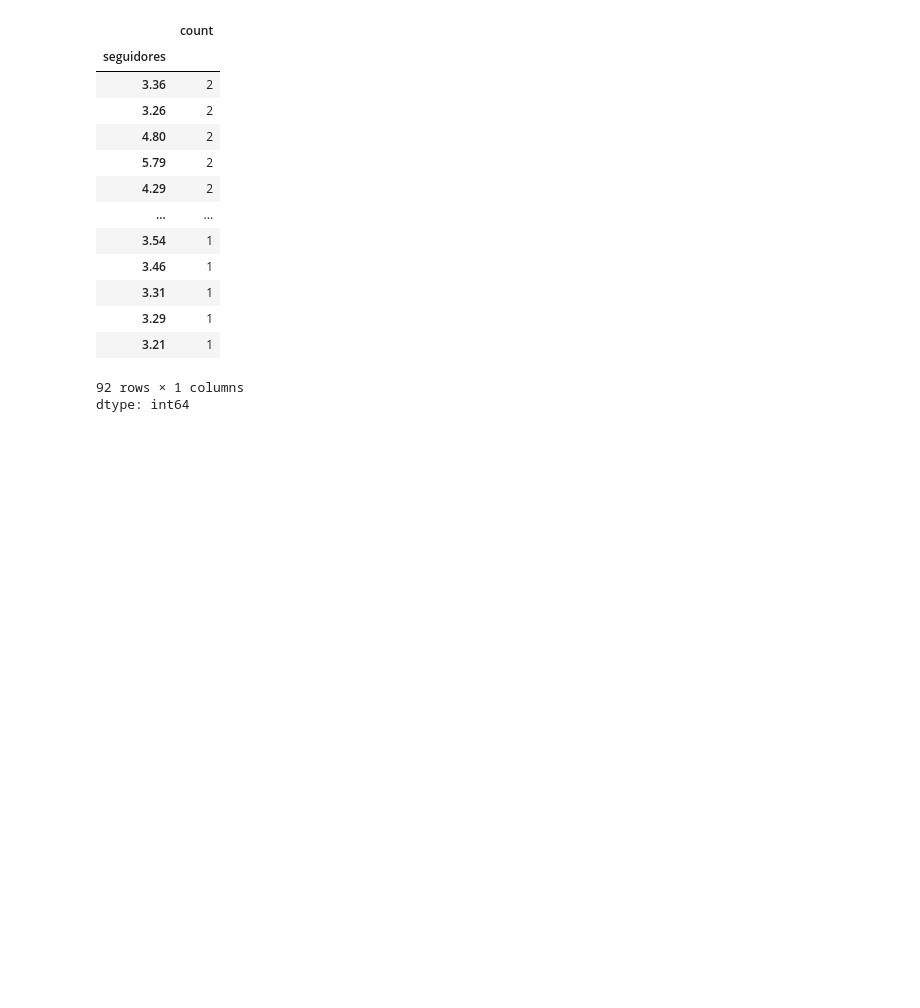
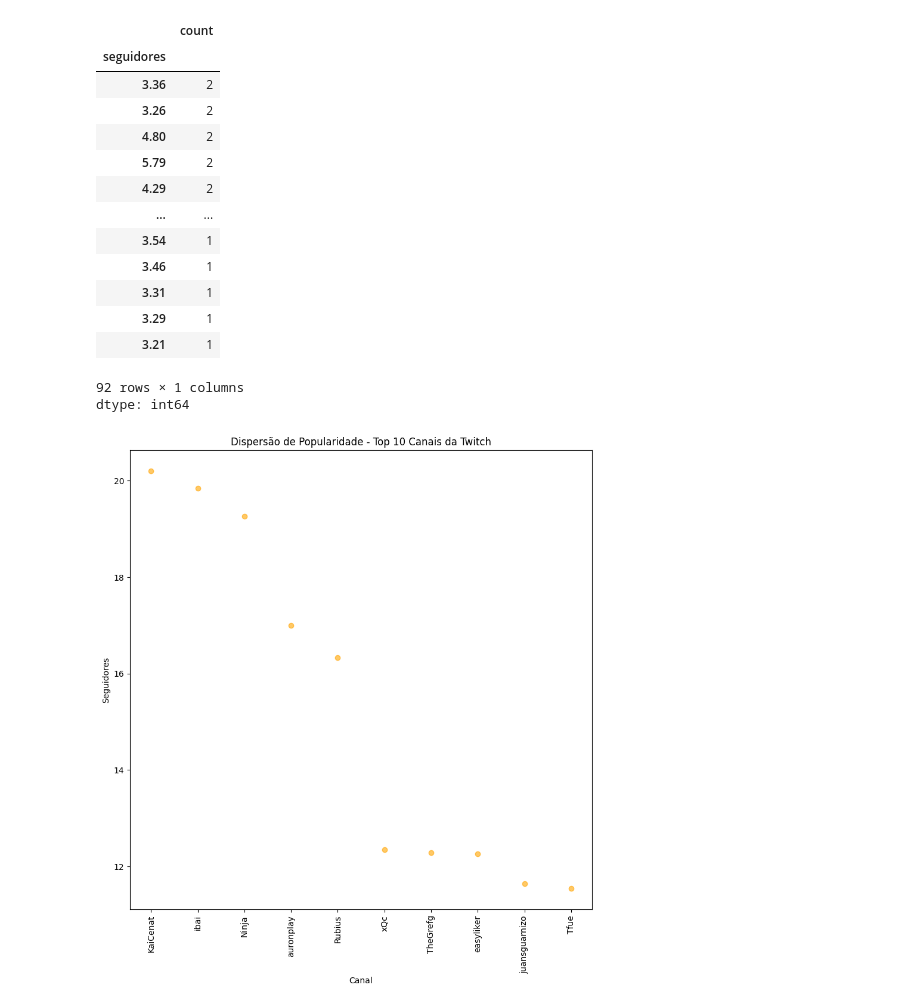
Before and after one commit to andreRiosAraujo/LinkGoogleColab-BaseDeDados, a Jupyter notebook: BaseDeDados_Top100Twitch.ipynb, the cells around one changed output. Drawn from its saved outputs; the diff is of its cells as text; code cells hidden in the pictures; blank space fills up the shorter version.

```diff
--- a/BaseDeDados_Top100Twitch.ipynb
+++ b/BaseDeDados_Top100Twitch.ipynb
@@ -331,3 +331,16 @@ df['seguidores'].value_counts()
 | 3.21 | 1 |
 92 rows × 1 columns
 dtype: int64
+# %%
+#gráfico de dispersão
+top10Scatter = df.nlargest(10, 'seguidores')
+# nlargest = ele alinha os resultados para os maiores resultados
+plt.figure(figsize=(10, 10))
+plt.scatter(top10Scatter['canal'], top10Scatter['seguidores'], color='orange', alpha=0.6)
+plt.title('Dispersão de Popularidade - Top 10 Canais da Twitch')
+plt.xlabel('Canal')
+plt.ylabel('Seguidores')
+plt.xticks(rotation=90)
+plt.show()
+# %% [output]
+[figure, added]
```
